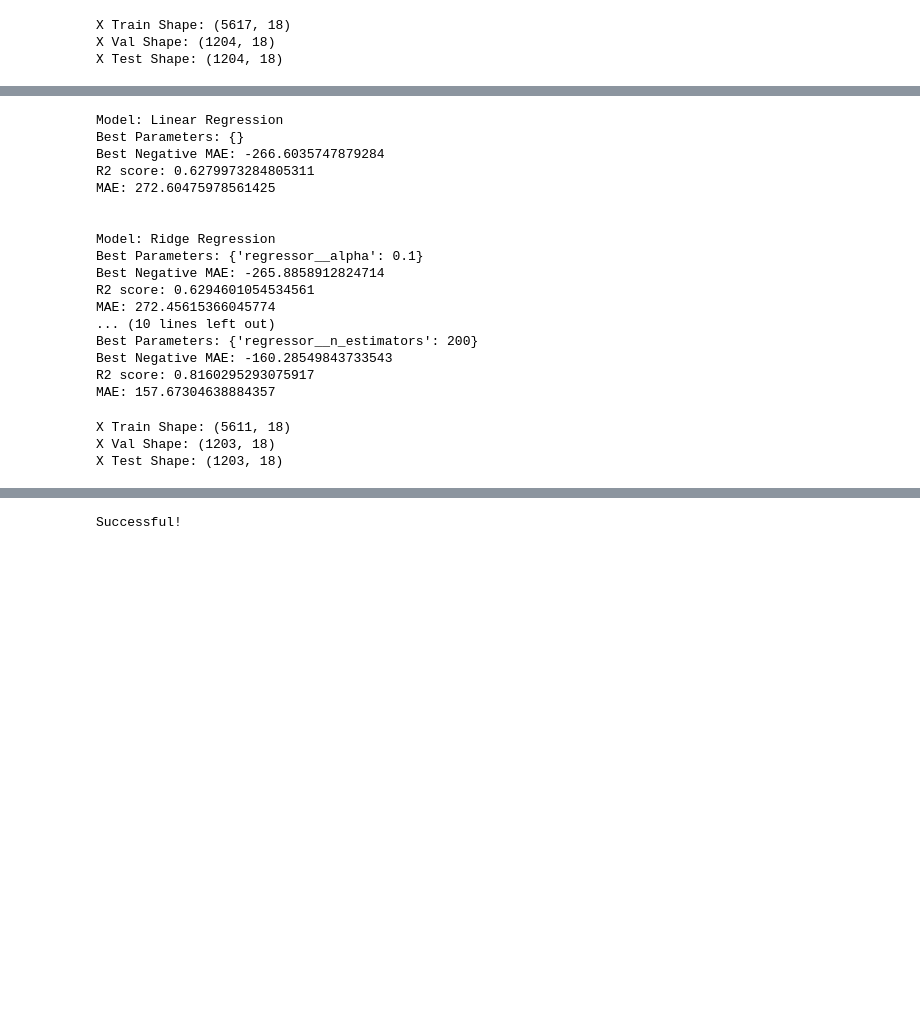
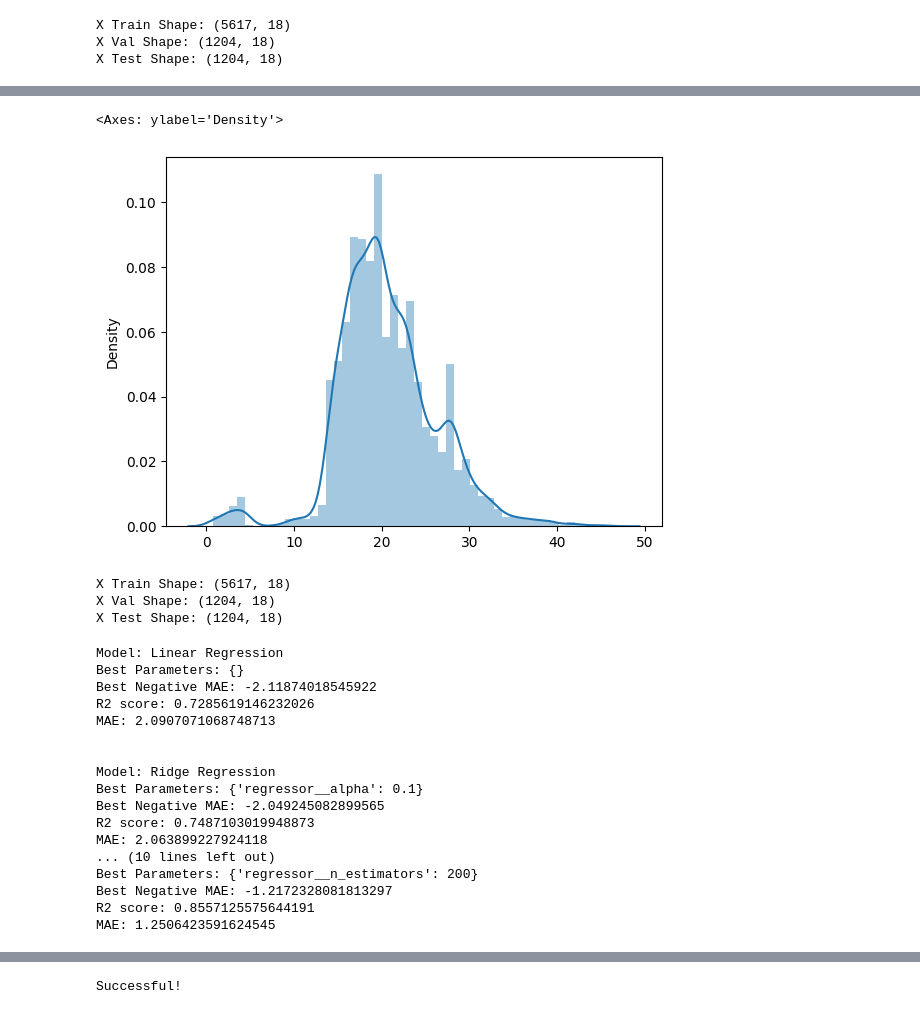
Before and after one commit to ParasRupani/Laptop-Price-Prediction, a Jupyter notebook: DataProcessing/feature_engineering.ipynb, the cells around one changed output, grey strips where cells are left out. Drawn from its saved outputs; the diff is of its cells as text; code cells hidden in the pictures; blank space fills up the shorter version.

Commit message:
ML & DL Models

```diff
--- a/DataProcessing/feature_engineering.ipynb
+++ b/DataProcessing/feature_engineering.ipynb
@@ -475,3 +407,32 @@ MAE: 157.23899797023554
+# %%
+from scipy.stats import boxcox
+y_transformed, lambda_value = boxcox(df['Price'])
+sns.distplot((y_transformed))
+# %% [output]
+<Axes: ylabel='Density'>
+[figure, added]
+# %%
+# Transform the target variable y using Box-Cox
+y_transformed, lambda_value = boxcox(df['Price'])
+
+# Splitting the data into features (X) and transformed target variable (y)
+X = df.drop(columns=['Price', 'Title'])
+
+# Ensure y is reshaped to a column vector
+y_transformed = y_transformed.reshape(-1, 1)
+
+# Splitting the transformed data into training, validation, and testing sets
+X_train, X_temp, y_train, y_temp = train_test_split(X, y_transformed, test_size=0.3, random_state=19)
+
+X_val, X_test, y_val, y_test = train_test_split(X_temp, y_temp, test_size=0.5, random_state=19)
+
+print("X Train Shape:", X_train.shape)
+print("X Val Shape:", X_val.shape)
+print("X Test Shape:", X_test.shape)
+# %% [output]
+X Train Shape: (5617, 18)
+X Val Shape: (1204, 18)
+X Test Shape: (1204, 18)
 # %%
 numeric_features = X.select_dtypes(include=['float64', 'int64']).columns.tolist()
 categorical_features = X.select_dtypes(include=['object']).columns.tolist()
@@ -492,9 +453,6 @@ preprocessor = ColumnTransformer(
 
 # Define models with their respective hyperparameter grids
 models = {
-    'Linear Regression': (LinearRegression(), {}),
-    'Ridge Regression': (Ridge(), {'regressor__alpha': [0.1, 1.0, 10.0]}),
-    'Lasso Regression': (Lasso(), {'regressor__alpha': [0.1, 1.0, 10.0]}),
     'Random Forest': (RandomForestRegressor(), {'regressor__n_estimators': [50, 100, 200]})
 }
 
@@ -509,7 +467,7 @@ for name, (model, params) in models.items():
 
 # Fit and evaluate each pipeline
 for name, (pipeline, params) in pipelines.items():
-    grid_search = GridSearchCV(pipeline, params, scoring='neg_mean_absolute_error', cv=5)
+    grid_search = GridSearchCV(pipeline, params, scoring='neg_mean_absolute_error', cv=5, verbose=0, n_jobs=-1)
     grid_search.fit(X_train, y_train)
     best_estimator = grid_search.best_estimator_
     y_pred = best_estimator.predict(X_test)
@@ -522,44 +480,18 @@ for name, (pipeline, params) in pipelines.items():
 # %% [output]
 Model: Linear Regression
 Best Parameters: {}
-Best Negative MAE: -266.6035747879284
-R2 score: 0.6279973284805311
-MAE: 272.60475978561425
+Best Negative MAE: -2.11874018545922
+R2 score: 0.7285619146232026
+MAE: 2.0907071068748713
 
 
 Model: Ridge Regression
 Best Parameters: {'regressor__alpha': 0.1}
-Best Negative MAE: -265.8858912824714
-R2 score: 0.6294601054534561
-MAE: 272.45615366045774
+Best Negative MAE: -2.049245082899565
+R2 score: 0.7487103019948873
+MAE: 2.063899227924118
 ... (10 lines left out)
 Best Parameters: {'regressor__n_estimators': 200}
-Best Negative MAE: -160.28549843733543
-R2 score: 0.8160295293075917
-MAE: 157.67304638884357
+Best Negative MAE: -1.2172328081813297
+R2 score: 0.8557125575644191
+MAE: 1.2506423591624545
-# %%
-from scipy.stats import boxcox
-from scipy.stats import yeojohnson
-from sklearn.model_selection import train_test_split
-
-# Transform the target variable y using Box-Cox
-y_transformed, _ = boxcox(df['Price'])
-
-# Splitting the data into features (X) and transformed target variable (y)
-X = df.drop(columns=['Price', 'Title'])
-
-# Ensure y is reshaped to a column vector
-y_transformed = y_transformed.reshape(-1, 1)
-
-# Splitting the transformed data into training, validation, and testing sets
-X_train, X_temp, y_train, y_temp = train_test_split(X, y_transformed, test_size=0.3, random_state=19)
-
-X_val, X_test, y_val, y_test = train_test_split(X_temp, y_temp, test_size=0.5, random_state=19)
-
-print("X Train Shape:", X_train.shape)
-print("X Val Shape:", X_val.shape)
-print("X Test Shape:", X_test.shape)
-# %% [output]
-X Train Shape: (5611, 18)
-X Val Shape: (1203, 18)
-X Test Shape: (1203, 18)
```
Also changed, not shown: parts of 42 cells of this notebook, 3 other files.
